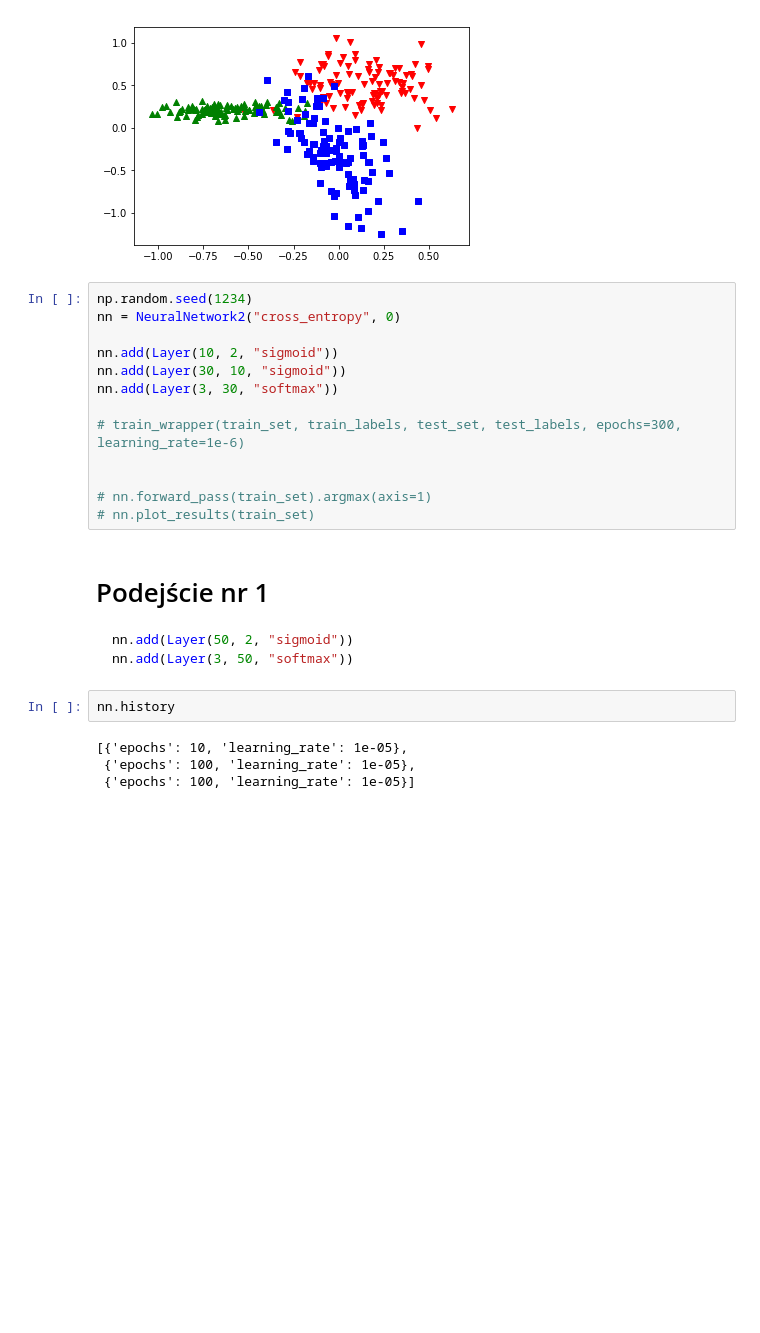
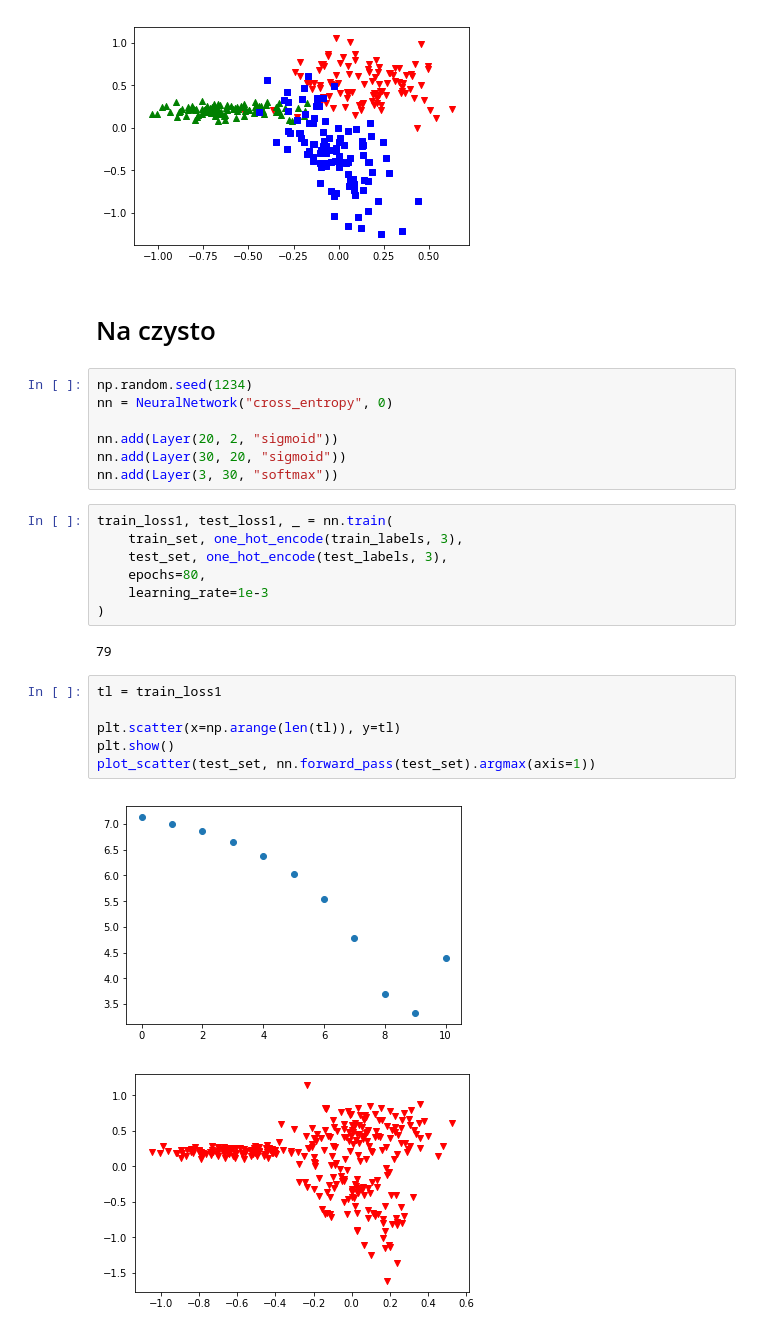
Before and after one commit to OlafSk/MGU2019, a Jupyter notebook: tests_ThreeGauss.ipynb, the cells around one changed output. Drawn from its saved outputs; the diff is of its cells as text; blank space fills up the shorter version.

Commit message:
class extension and three gauss tests

````diff
--- a/tests_ThreeGauss.ipynb
+++ b/tests_ThreeGauss.ipynb
@@ -63,29 +79,30 @@ train_set, train_labels = load_data_classification("MGU_projekt1/Classification/
 test_set, test_labels = load_data_classification("MGU_projekt1/Classification/data.three_gauss.test.100.csv")
 # %% [output]
 [figure]
+# %% [markdown]
+# Na czysto
 # %%
 np.random.seed(1234)
-nn = NeuralNetwork2("cross_entropy", 0)
+nn = NeuralNetwork("cross_entropy", 0)
 
-nn.add(Layer(10, 2, "sigmoid"))
-nn.add(Layer(30, 10, "sigmoid"))
+nn.add(Layer(20, 2, "sigmoid"))
+nn.add(Layer(30, 20, "sigmoid"))
 nn.add(Layer(3, 30, "softmax"))
-
-# train_wrapper(train_set, train_labels, test_set, test_labels, epochs=300, learning_rate=1e-6)
-
-
-# nn.forward_pass(train_set).argmax(axis=1)
-# nn.plot_results(train_set)
-# %% [markdown]
-# Podejście nr 1
-
-```python
-nn.add(Layer(50, 2, "sigmoid"))
-nn.add(Layer(3, 50, "softmax"))
-```
-# %%
-nn.history
-# %% [output]
-[{'epochs': 10, 'learning_rate': 1e-05},
- {'epochs': 100, 'learning_rate': 1e-05},
- {'epochs': 100, 'learning_rate': 1e-05}]
+# %%
+train_loss1, test_loss1, _ = nn.train(
+    train_set, one_hot_encode(train_labels, 3),
+    test_set, one_hot_encode(test_labels, 3),
+    epochs=80,
+    learning_rate=1e-3
+)
+# %% [output]
+79
+# %%
+tl = train_loss1
+
+plt.scatter(x=np.arange(len(tl)), y=tl)
+plt.show()
+plot_scatter(test_set, nn.forward_pass(test_set).argmax(axis=1))
+# %% [output]
+[figure, added]
+[figure, added]
````
Also changed, not shown: parts of 16 cells of this notebook.
